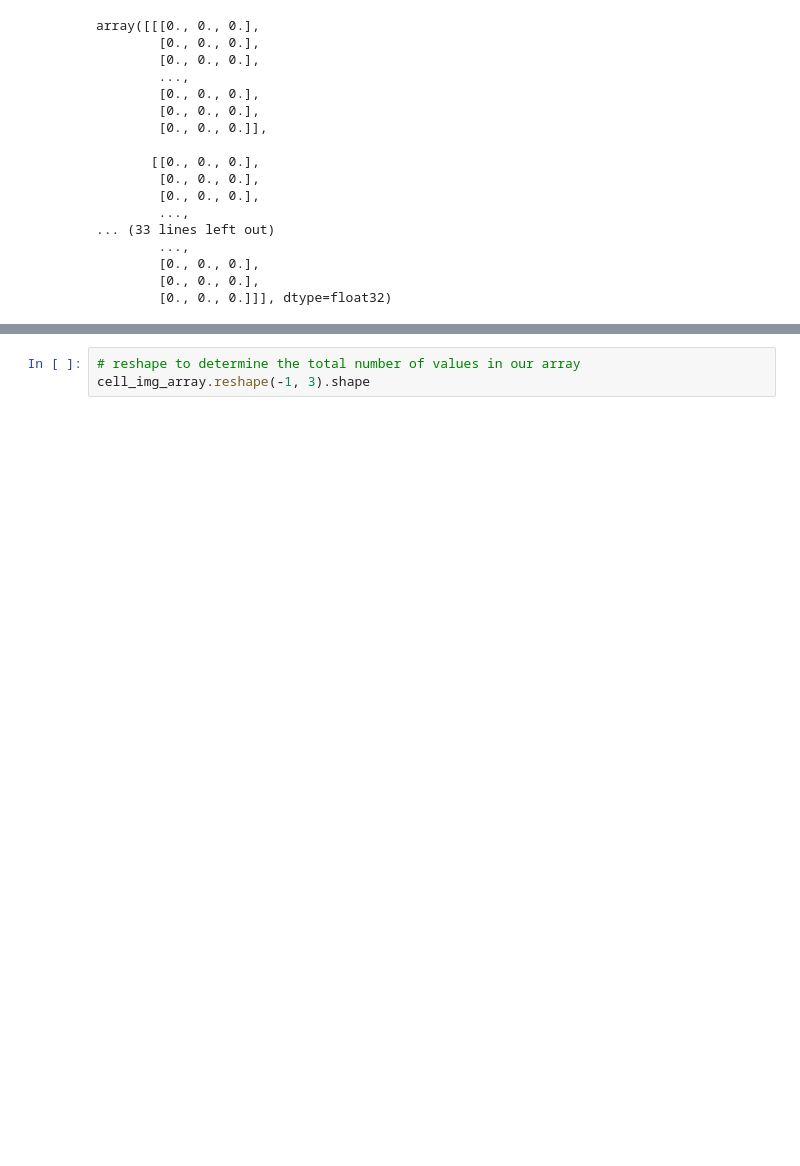
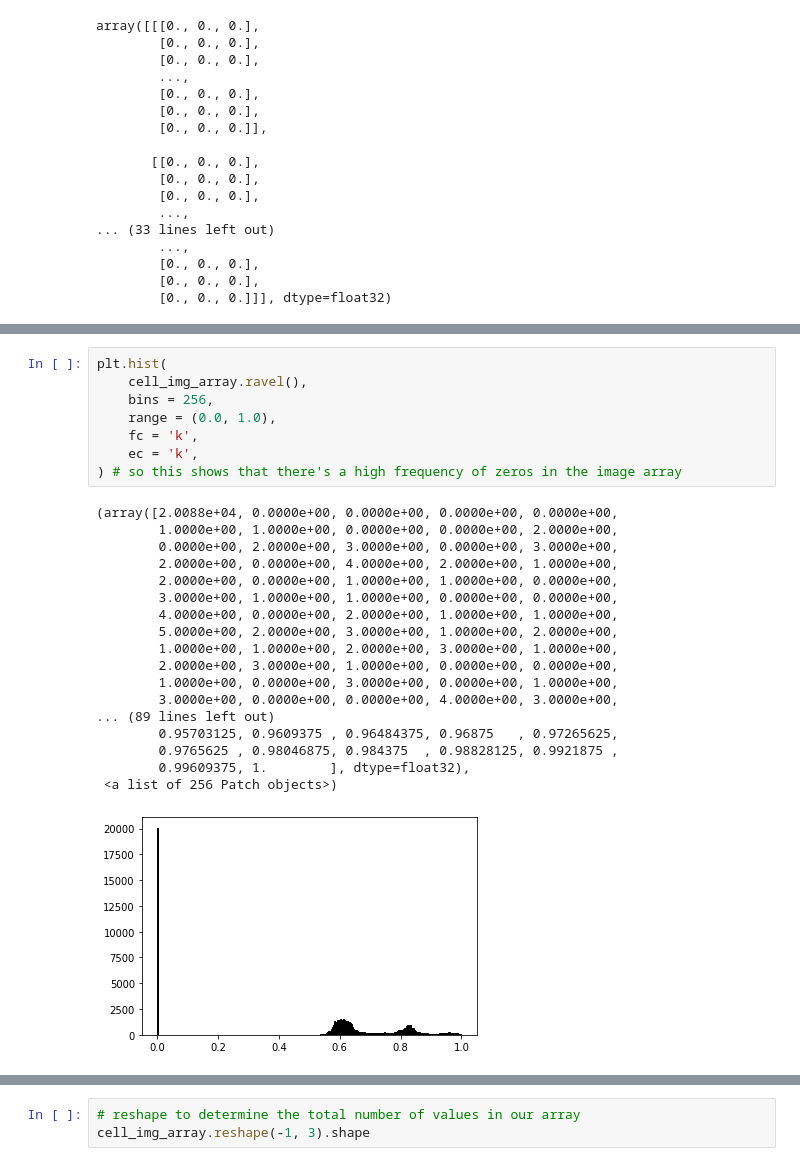
Before and after one commit to SamPoad/data-labs, a Jupyter notebook: final-project/Poad_jupyternotebook.ipynb, the cells around one changed output, grey strips where cells are left out. Drawn from its saved outputs; the diff is of its cells as text; blank space fills up the shorter version.

```diff
--- a/final-project/Poad_jupyternotebook.ipynb
+++ b/final-project/Poad_jupyternotebook.ipynb
@@ -66,0 +68,27 @@ plt.imshow(cell_img_array)
+# %%
+plt.hist(
+    cell_img_array.ravel(),
+    bins = 256,
+    range = (0.0, 1.0),
+    fc = 'k',
+    ec = 'k',
+) # so this shows that there's a high frequency of zeros in the image array
+# %% [output]
+(array([2.0088e+04, 0.0000e+00, 0.0000e+00, 0.0000e+00, 0.0000e+00,
+        1.0000e+00, 1.0000e+00, 0.0000e+00, 0.0000e+00, 2.0000e+00,
+        0.0000e+00, 2.0000e+00, 3.0000e+00, 0.0000e+00, 3.0000e+00,
+        2.0000e+00, 0.0000e+00, 4.0000e+00, 2.0000e+00, 1.0000e+00,
+        2.0000e+00, 0.0000e+00, 1.0000e+00, 1.0000e+00, 0.0000e+00,
+        3.0000e+00, 1.0000e+00, 1.0000e+00, 0.0000e+00, 0.0000e+00,
+        4.0000e+00, 0.0000e+00, 2.0000e+00, 1.0000e+00, 1.0000e+00,
+        5.0000e+00, 2.0000e+00, 3.0000e+00, 1.0000e+00, 2.0000e+00,
+        1.0000e+00, 1.0000e+00, 2.0000e+00, 3.0000e+00, 1.0000e+00,
+        2.0000e+00, 3.0000e+00, 1.0000e+00, 0.0000e+00, 0.0000e+00,
+        1.0000e+00, 0.0000e+00, 3.0000e+00, 0.0000e+00, 1.0000e+00,
+        3.0000e+00, 0.0000e+00, 0.0000e+00, 4.0000e+00, 3.0000e+00,
+... (89 lines left out)
+        0.95703125, 0.9609375 , 0.96484375, 0.96875   , 0.97265625,
+        0.9765625 , 0.98046875, 0.984375  , 0.98828125, 0.9921875 ,
+        0.99609375, 1.        ], dtype=float32),
+ <a list of 256 Patch objects>)
+[figure, added]
```
Also changed, not shown: parts of 9 cells of this notebook, 1 other file.
